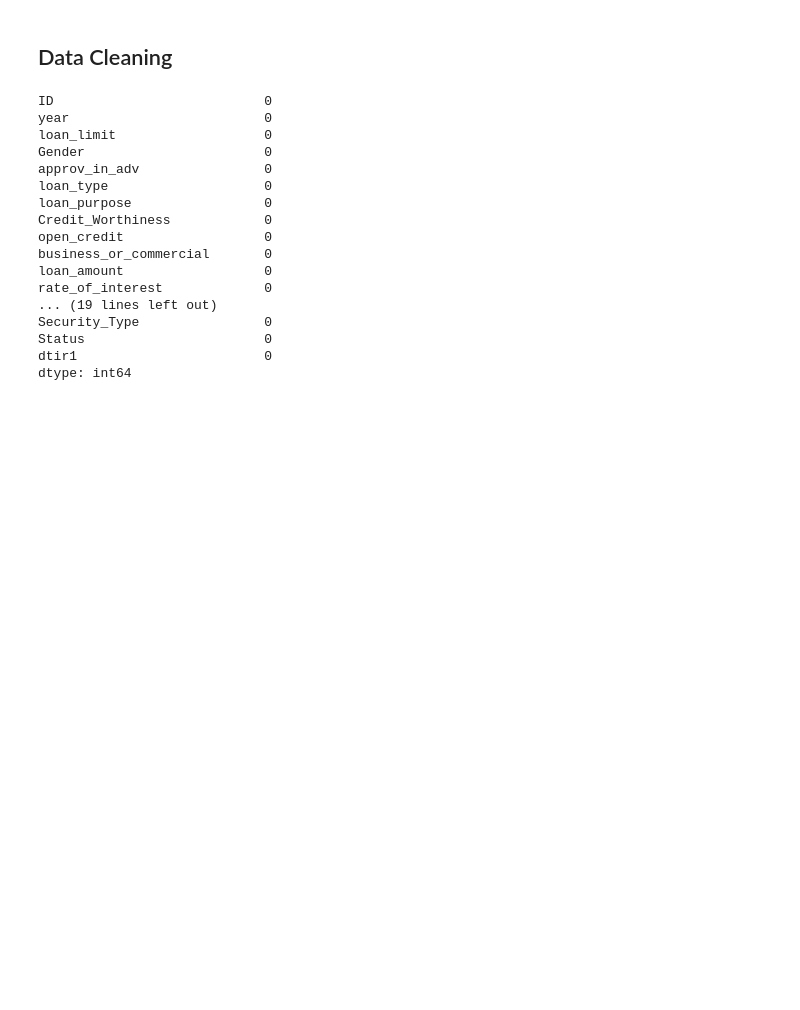
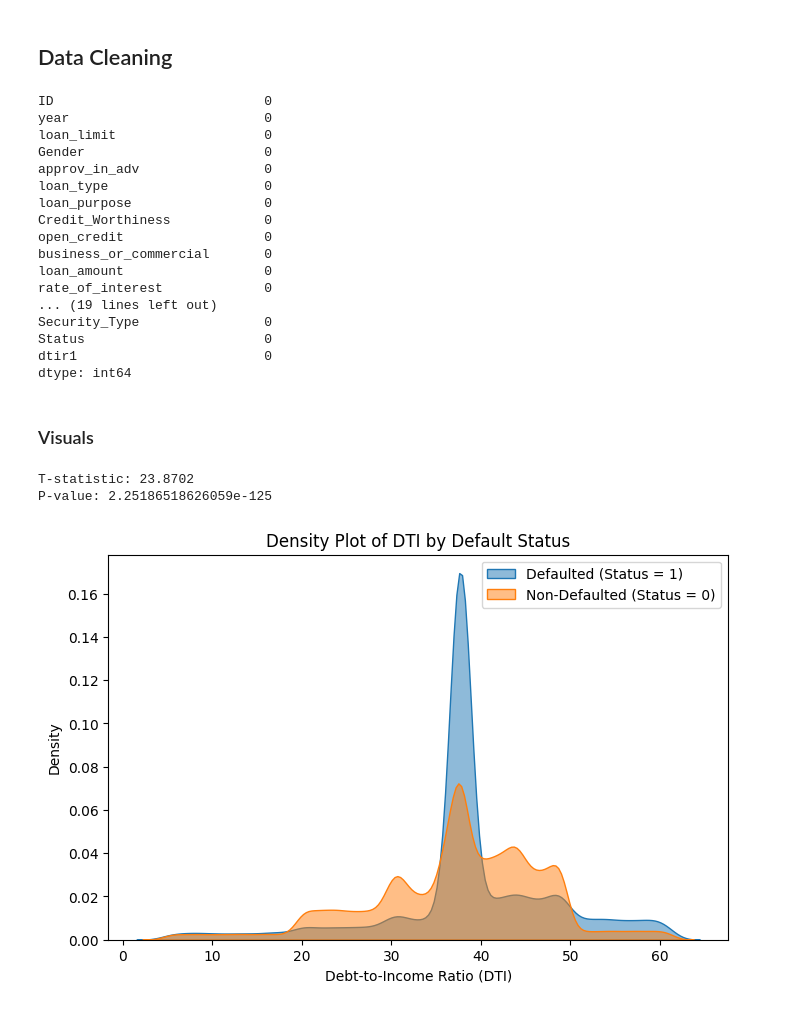
Before and after one commit to javalos-hub/ADS501-Project, a Jupyter notebook: ads501-project-notebook.ipynb, the cells around one changed output. Drawn from its saved outputs; the diff is of its cells as text; code cells hidden in the pictures; blank space fills up the shorter version.

Commit message:
Added a density plot

```diff
--- a/ads501-project-notebook.ipynb
+++ b/ads501-project-notebook.ipynb
@@ -178,3 +181,36 @@ Security_Type                0
 Status                       0
 dtir1                        0
 dtype: int64
+# %% [markdown]
+### Visuals
+# %%
+# Drop NaN values for accurate statistical testing
+df_clean = df[['dtir1', 'Status']].dropna()
+
+# Split data into defaulted and non-defaulted groups
+dti_default = df_clean[df_clean['Status'] == 1]['dtir1']
+dti_non_default = df_clean[df_clean['Status'] == 0]['dtir1']
+
+# Perform an independent t-test (Welch’s t-test for unequal variance)
+t_stat, p_value = stats.ttest_ind(dti_default, dti_non_default, equal_var=False)
+
+# Display results
+print(f"T-statistic: {t_stat:.4f}")
+print(f"P-value: {p_value:}")
+# %% [output]
+T-statistic: 23.8702
+P-value: 2.25186518626059e-125
+# %%
+# Density Plot
+
+# Create a density plot for Debt-to-Income Ratio (DTI) by Default Status
+plt.figure(figsize=(8, 5))
+sns.kdeplot(dti_default, label="Defaulted (Status = 1)", fill=True, alpha=0.5)
+sns.kdeplot(dti_non_default, label="Non-Defaulted (Status = 0)", fill=True, alpha=0.5)
+plt.xlabel("Debt-to-Income Ratio (DTI)")
+plt.ylabel("Density")
+plt.title("Density Plot of DTI by Default Status")
+plt.legend()
+plt.show()
+# %% [output]
+[figure, added]
```
Also changed, not shown: parts of 1 cell of this notebook, 2 other files.
